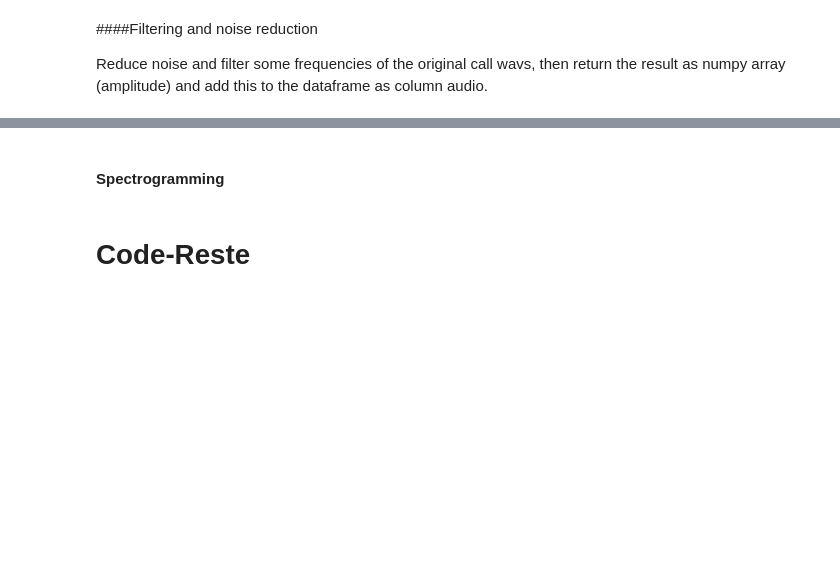
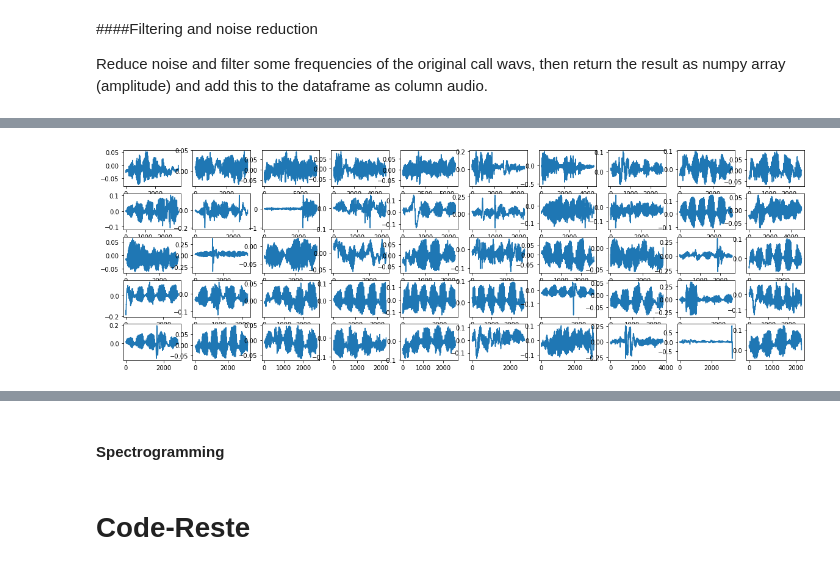
Before and after one commit to marathomas/meerkat, a Jupyter notebook: meerkat_preprocessing.ipynb, the cells around one changed output, grey strips where cells are left out. Drawn from its saved outputs; the diff is of its cells as text; code cells hidden in the pictures; blank space fills up the shorter version.

Commit message:
Changed noise reduction and filtering steps

```diff
--- a/meerkat_preprocessing.ipynb
+++ b/meerkat_preprocessing.ipynb
@@ -802,11 +842,13 @@ n_mels = 128
+# %%
+raw_audio_data = df.apply(lambda row: get_audio(row['wav_loc'], hparams), axis=1)
+df['raw_audio'] = raw_audio_data
 # %% [markdown]
 ####Filtering and noise reduction
 
 Reduce noise and filter some frequencies of the original call wavs, then return the result as numpy array (amplitude) and add this to the dataframe as column audio.
 # %%
-audio_data = df.apply(lambda row: prepare_wav(row['wav_loc'], row['noise_loc'], hparams), axis=1)
+prep_audio_data = df.apply(lambda row: filter_audio(row['raw_audio'], hparams), axis=1)
+df['audio'] = prep_audio_data
-# %%
-df['audio'] = audio_data
 # %%
 df
 # %% [output]
@@ -825,0 +868,16 @@ df
+# %%
+df_subset = df.iloc[0:50,]
+# %%
+sylls = df_subset.raw_audio.values
+
+nrows = 5
+ncols = 10
+zoom = 2
+fig, axs = plt.subplots(ncols=ncols, nrows = nrows,figsize = (ncols*zoom, nrows+zoom/1.5))
+for i, syll in tqdm(enumerate(sylls), total = nrows*ncols):
+    ax = axs.flatten()[i]
+    ax.plot(syll)
+    if i == nrows*ncols -1:
+        break
+# %% [output]
+[figure, added]
```
Also changed, not shown: parts of 5 cells of this notebook.
